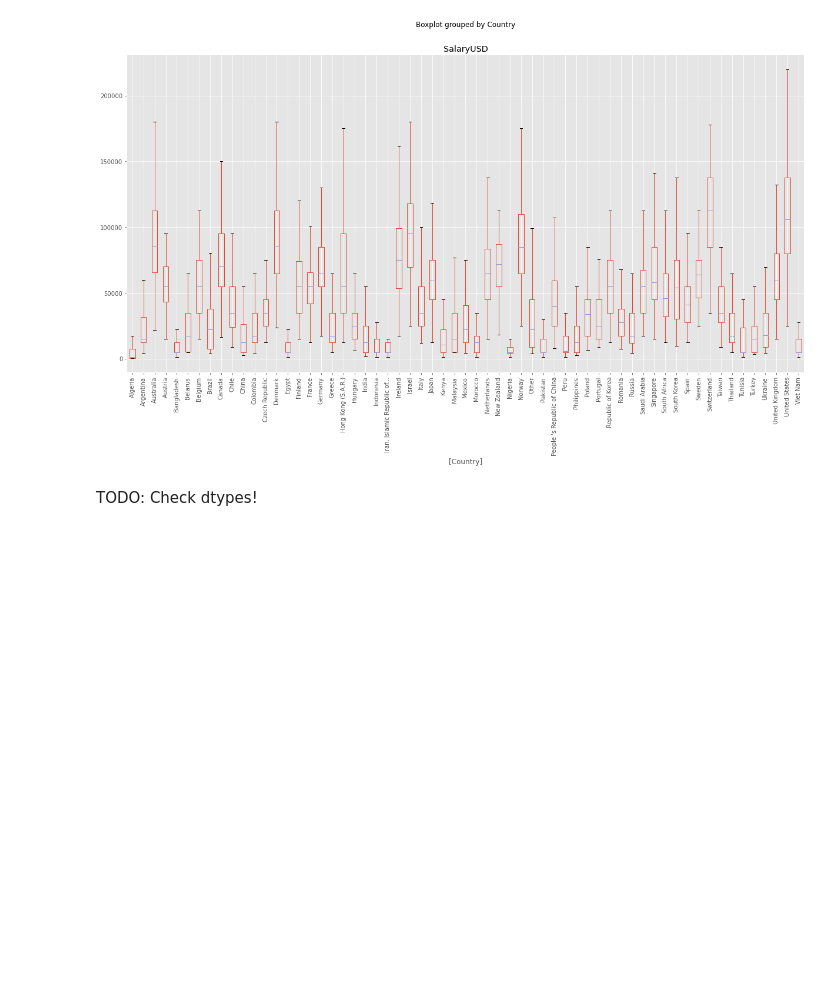
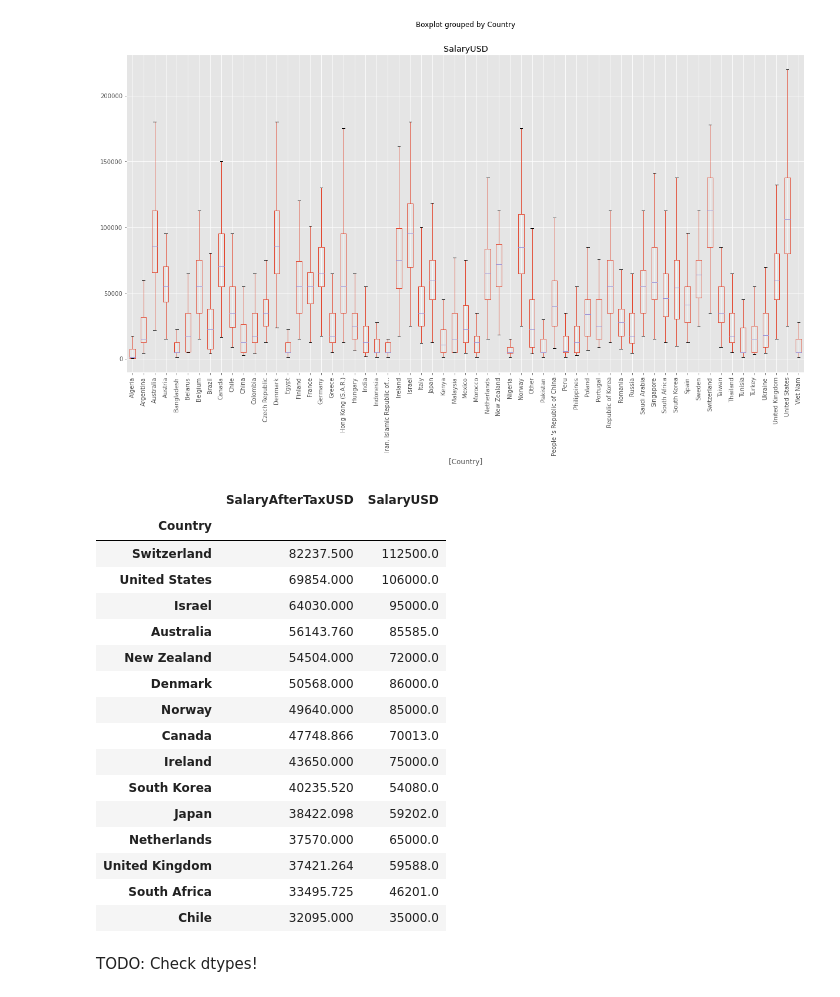
Before and after one commit to hendrikbaacke/Data-Madness, a Jupyter notebook: Income_and_Living_Prices__Data_Madness.ipynb, the cells around one changed output. Drawn from its saved outputs; the diff is of its cells as text; code cells hidden in the pictures; blank space fills up the shorter version.

Commit message:
Update Income_and_Living_Prices__Data_Madness.ipynb
added a SalaryAfterTaxUSD column

```diff
--- a/Income_and_Living_Prices__Data_Madness.ipynb
+++ b/Income_and_Living_Prices__Data_Madness.ipynb
@@ -716,4 +716,4 @@ df_income_filtered = df_income_filtered.merge(df_tax,left_on='Country',right_on=
 # %% [markdown]
 +  We have to drop countries for which the tax wedge is not available
 # %%
-df_income_filtered.dropna(subset=['taxWedge'])
+df_income_filtered=df_income_filtered.dropna(subset=['taxWedge'])
@@ -738,6 +726,28 @@ df_income_filtered.boxplot(column=["SalaryUSD"], by=["Country"], rot=90, figsize
 # %% [output]
 <AxesSubplot:title={'center':'SalaryUSD'}, xlabel='[Country]'>
 [figure]
+# %%
+df_income_filtered['SalaryAfterTaxUSD'] = df_income_filtered["SalaryUSD"] - df_income_filtered["SalaryUSD"]*(df_income_filtered['taxWedge']/100)
+df_income_after_tax = df_income_filtered
+df_income_after_tax.groupby('Country')['SalaryAfterTaxUSD','SalaryUSD'].median().sort_values(ascending=False, by= 'SalaryAfterTaxUSD')[:15]
+# %% [output]
+|  | SalaryAfterTaxUSD | SalaryUSD |
+| Country |  |  |
+| Switzerland | 82237.500 | 112500.0 |
+| United States | 69854.000 | 106000.0 |
+| Israel | 64030.000 | 95000.0 |
+| Australia | 56143.760 | 85585.0 |
+| New Zealand | 54504.000 | 72000.0 |
+| Denmark | 50568.000 | 86000.0 |
+| Norway | 49640.000 | 85000.0 |
+| Canada | 47748.866 | 70013.0 |
+| Ireland | 43650.000 | 75000.0 |
+| South Korea | 40235.520 | 54080.0 |
+| Japan | 38422.098 | 59202.0 |
+| Netherlands | 37570.000 | 65000.0 |
+| United Kingdom | 37421.264 | 59588.0 |
+| South Africa | 33495.725 | 46201.0 |
+| Chile | 32095.000 | 35000.0 |
 # %% [markdown]
 TODO: Check dtypes!
 # %% [markdown]
```
Also changed, not shown: parts of 2 cells of this notebook.
